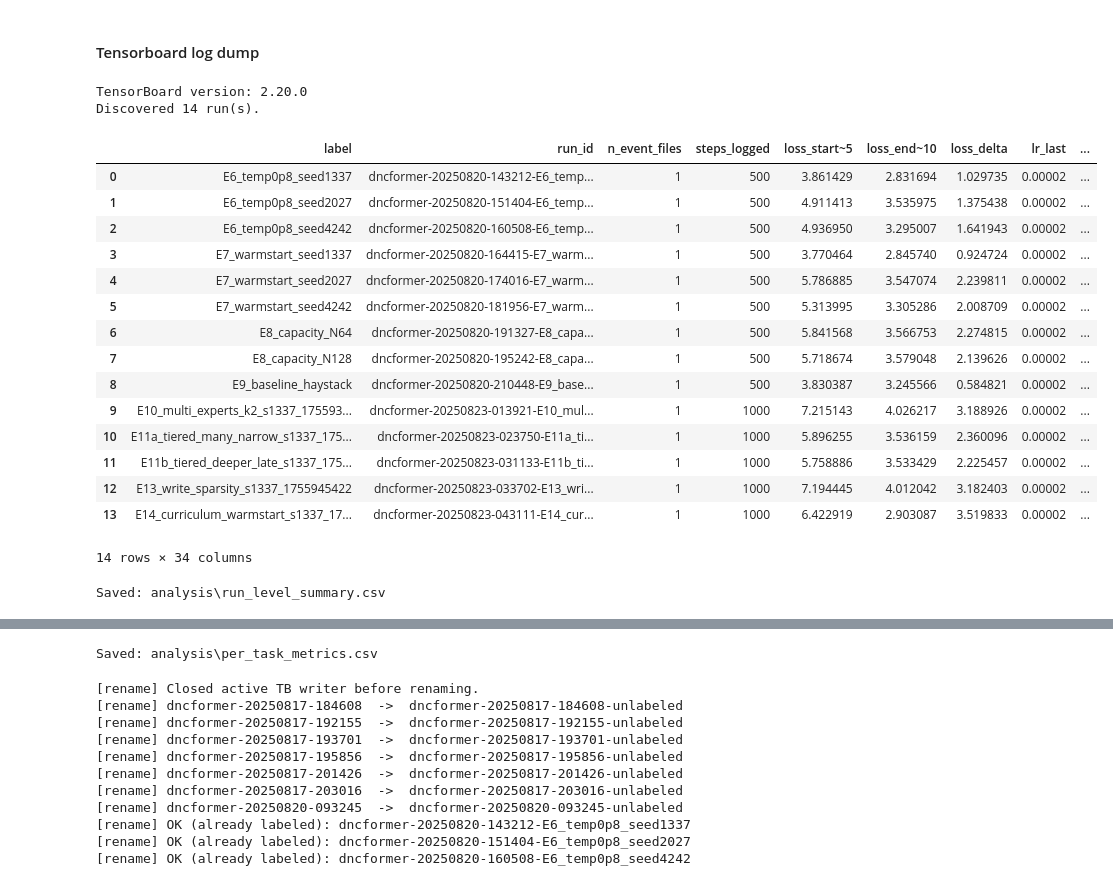
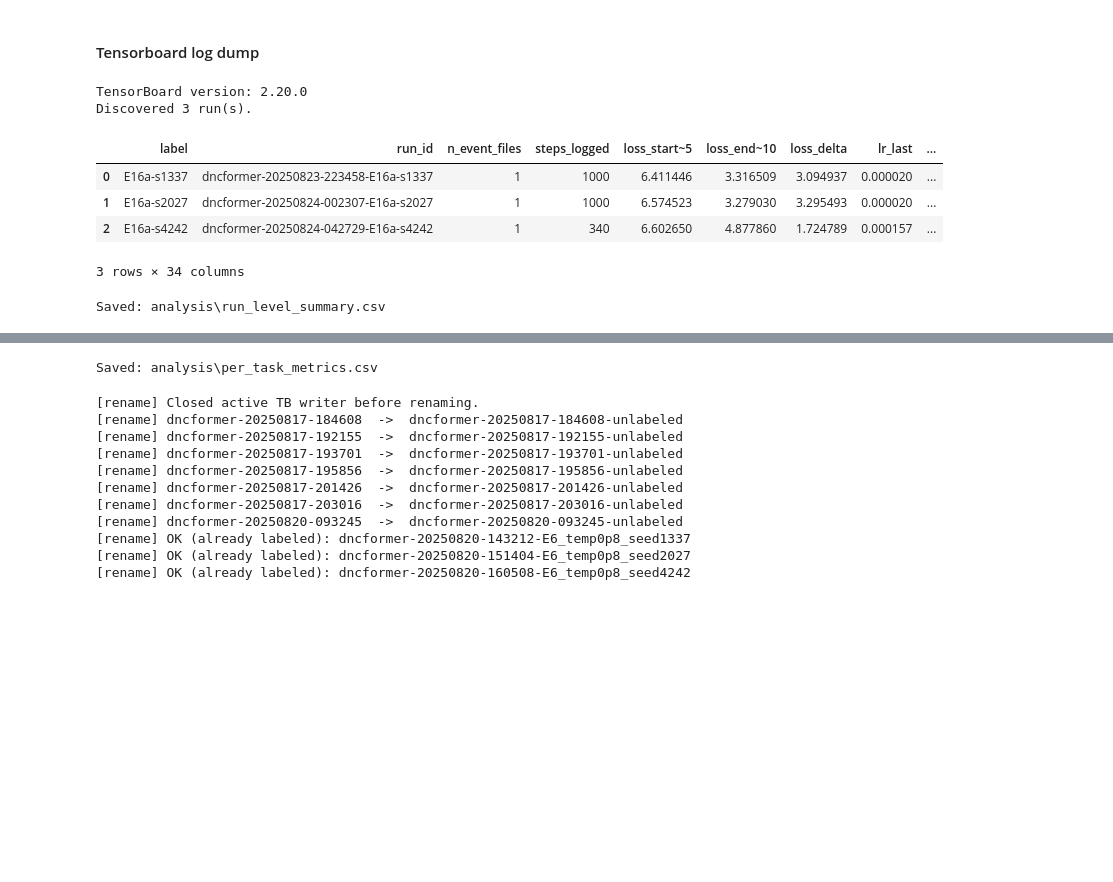
Before and after one commit to akmSubstrate/dncformer, a Jupyter notebook: dncformer_notebook.ipynb, the cells around one changed output, grey strips where cells are left out. Saved outputs shown, nothing was run; the diff lists cells and outputs as text; code cells hidden in the pictures; blank space fills up the shorter version.

Commit message:
E16 complete, final stable checkpoint before library refactor

```diff
--- a/dncformer_notebook.ipynb
+++ b/dncformer_notebook.ipynb
@@ -1427,7 +1427,22 @@ def train_experiment(
             logits, gates, aux = head.forward_with_metrics(in_ids, gate_override=getattr(CFG, "force_g", None))
             loss = lm_shift_labels(in_ids, logits, tok)
 
-            # Optional: mild gate-usage regularizer (same as before)
+            # Optional: encourage expert usage diversity (higher entropy across (vanilla + K experts))
+            div_lam = float(getattr(CFG, "expert_diversity_lambda", 0.0))
+            if div_lam > 0.0 and isinstance(aux, dict) and "per_block" in aux:
+                try:
+                    ent_vals = []
+                    for m in aux["per_block"]:
+                        ent = float(m.get("experts_pi_entropy", float("nan")))
+                        if not math.isnan(ent):
+                            ent_vals.append(ent)
+                    if ent_vals:
+                        loss = loss - div_lam * (sum(ent_vals) / len(ent_vals))
+                except Exception as _e:
+                    # keep robust, don’t crash training if a metric is missing
+                    pass
+
+            # Optional: mild gate-usage regularizer
             lam = float(getattr(CFG, "gate_reg_lambda", 0.0))
             if lam > 0 and isinstance(gates, (list, tuple)) and len(gates) > 0:
                 reg = 0.0
@@ -1523,6 +1538,24 @@ def train_experiment(
                         top = int(max(range(len(b0["experts_pi_mean"])), key=lambda k: b0["experts_pi_mean"][k]))
                         print(f"  [experts] block0 top={top} pi={b0['experts_pi_mean']}")
 
+            # Expert routing diagnostics (if available from per_block metrics)
+            try:
+                if isinstance(aux, dict) and "per_block" in aux:
+                    for bi, m in enumerate(aux["per_block"]):
+                        ent = m.get("experts_pi_entropy", None)
+                        if ent is not None:
+                            tb.writer.add_scalar(f"experts/block_{bi}_pi_entropy", float(ent), step)
+                        pi_mean = m.get("experts_pi_mean", None)  # list length K+1 (vanilla + experts)
+                        if isinstance(pi_mean, (list, tuple)) and len(pi_mean) > 0:
+                            for j, v in enumerate(pi_mean):
+                                tb.writer.add_scalar(f"experts/block_{bi}_pi_mean/path_{j}", float(v), step)
+                        # optional: write activity
+                        if "write_gate_mean" in m:
+                            tb.writer.add_scalar(f"memory/block_{bi}_write_gate_mean", float(m["write_gate_mean"]), step)
+            except Exception as _e:
+                pass  # keep logging robust
+
+
             tb.flush()
 
         # --- Console echo (always) ---
@@ -3307,0 +3637,2 @@ free_head_and_cache()
+# %%
+_ = run_e16_sweep(steps=1000, seeds=(1337, 2027, 4242))
@@ -3448,9 +3839,11 @@ def s_count(vals):
 FOUND_EVENTS = sorted(glob.glob("runs/**/events.out.tfevents.*", recursive=True))
 
 # Option 2: pin a subset manually
-# FOUND_EVENTS = [
-#     r"runs/dncformer-20250819-122754-E6_gate_temp_0p8/events.out.tfevents....",
-# ]
+FOUND_EVENTS = [
+    r"runs/dncformer-20250823-223458-E16a-s1337/events.out.tfevents.1756013698.Persephone.25868.16",
+    r"runs/dncformer-20250824-002307-E16a-s2027/events.out.tfevents.1756020187.Persephone.25868.17",
+    r"runs/dncformer-20250824-042729-E16a-s4242/events.out.tfevents.1756034849.Persephone.25868.18",
+]
 
 assert FOUND_EVENTS, "No event files found under ./runs. Have you executed any experiments?"
 
@@ -3647,48 +4040,37 @@ for run_dir_name, scal in per_run_scalars.items():
             step = int(step); loss_val = float(loss_val)
             for b in BLOCKS:
                 row = {
                     "label": label,
                     "run_id": run_dir_name,
                     "task": t,
                     "block": b,
                     "step": step,
                     "loss": loss_val,
                     "g_mean": gmean_by_step[b].get(step, np.nan),
                     "g_frac>0.5": gfrac_by_step[b].get(step, np.nan),
                     "lr": lr_by_step.get(step, np.nan),
                 }
                 if b == 0:
                     for qi in (1,2,3,4):
                         row[f"g_b0_Q{qi}"] = q_by_step[qi].get(step, np.nan)
                 rows.append(row)
 
 df_task_ts = pd.DataFrame(rows)
 if df_task_ts.empty:
     print("No per-task series found.")
 else:
     df_task_ts = df_task_ts.sort_values(["label","task","step","block"], ignore_index=True)
     display(df_task_ts.head(20))
     out_dir = Path("./analysis"); out_dir.mkdir(parents=True, exist_ok=True)
     df_task_ts.to_csv(out_dir / "per_task_metrics.csv", index=False)
     print("Saved:", out_dir / "per_task_metrics.csv")
 # %% [output]
 TensorBoard version: 2.20.0
-Discovered 14 run(s).
+Discovered 3 run(s).
 |  | label | run_id | n_event_files | steps_logged | loss_start~5 | loss_end~10 | loss_delta | lr_last | ... |
-| 0 | E6_temp0p8_seed1337 | dncformer-20250820-143212-E6_temp... | 1 | 500 | 3.861429 | 2.831694 | 1.029735 | 0.00002 | ... |
-| 1 | E6_temp0p8_seed2027 | dncformer-20250820-151404-E6_temp... | 1 | 500 | 4.911413 | 3.535975 | 1.375438 | 0.00002 | ... |
-| 2 | E6_temp0p8_seed4242 | dncformer-20250820-160508-E6_temp... | 1 | 500 | 4.936950 | 3.295007 | 1.641943 | 0.00002 | ... |
-| 3 | E7_warmstart_seed1337 | dncformer-20250820-164415-E7_warm... | 1 | 500 | 3.770464 | 2.845740 | 0.924724 | 0.00002 | ... |
-| 4 | E7_warmstart_seed2027 | dncformer-20250820-174016-E7_warm... | 1 | 500 | 5.786885 | 3.547074 | 2.239811 | 0.00002 | ... |
-| 5 | E7_warmstart_seed4242 | dncformer-20250820-181956-E7_warm... | 1 | 500 | 5.313995 | 3.305286 | 2.008709 | 0.00002 | ... |
-| 6 | E8_capacity_N64 | dncformer-20250820-191327-E8_capa... | 1 | 500 | 5.841568 | 3.566753 | 2.274815 | 0.00002 | ... |
-| 7 | E8_capacity_N128 | dncformer-20250820-195242-E8_capa... | 1 | 500 | 5.718674 | 3.579048 | 2.139626 | 0.00002 | ... |
-| 8 | E9_baseline_haystack | dncformer-20250820-210448-E9_base... | 1 | 500 | 3.830387 | 3.245566 | 0.584821 | 0.00002 | ... |
-| 9 | E10_multi_experts_k2_s1337_175593... | dncformer-20250823-013921-E10_mul... | 1 | 1000 | 7.215143 | 4.026217 | 3.188926 | 0.00002 | ... |
-| 10 | E11a_tiered_many_narrow_s1337_175... | dncformer-20250823-023750-E11a_ti... | 1 | 1000 | 5.896255 | 3.536159 | 2.360096 | 0.00002 | ... |
-| 11 | E11b_tiered_deeper_late_s1337_175... | dncformer-20250823-031133-E11b_ti... | 1 | 1000 | 5.758886 | 3.533429 | 2.225457 | 0.00002 | ... |
-| 12 | E13_write_sparsity_s1337_1755945422 | dncformer-20250823-033702-E13_wri... | 1 | 1000 | 7.194445 | 4.012042 | 3.182403 | 0.00002 | ... |
-| 13 | E14_curriculum_warmstart_s1337_17... | dncformer-20250823-043111-E14_cur... | 1 | 1000 | 6.422919 | 2.903087 | 3.519833 | 0.00002 | ... |
+| 0 | E16a-s1337 | dncformer-20250823-223458-E16a-s1337 | 1 | 1000 | 6.411446 | 3.316509 | 3.094937 | 0.000020 | ... |
+| 1 | E16a-s2027 | dncformer-20250824-002307-E16a-s2027 | 1 | 1000 | 6.574523 | 3.279030 | 3.295493 | 0.000020 | ... |
+| 2 | E16a-s4242 | dncformer-20250824-042729-E16a-s4242 | 1 | 340 | 6.602650 | 4.877860 | 1.724789 | 0.000157 | ... |
-14 rows × 34 columns
+3 rows × 34 columns
 Saved: analysis\run_level_summary.csv
 |  | label | run_id | task | block | step | loss | g_mean | g_frac>0.5 | lr | g_b0_Q1 | g_b0_Q2 | ... |
```
Also changed, not shown: parts of 8 cells of this notebook.
